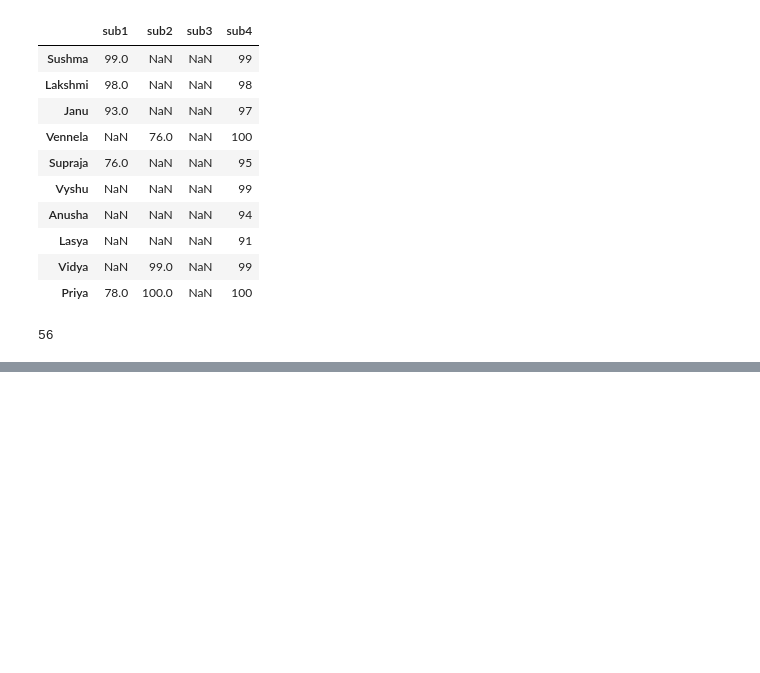
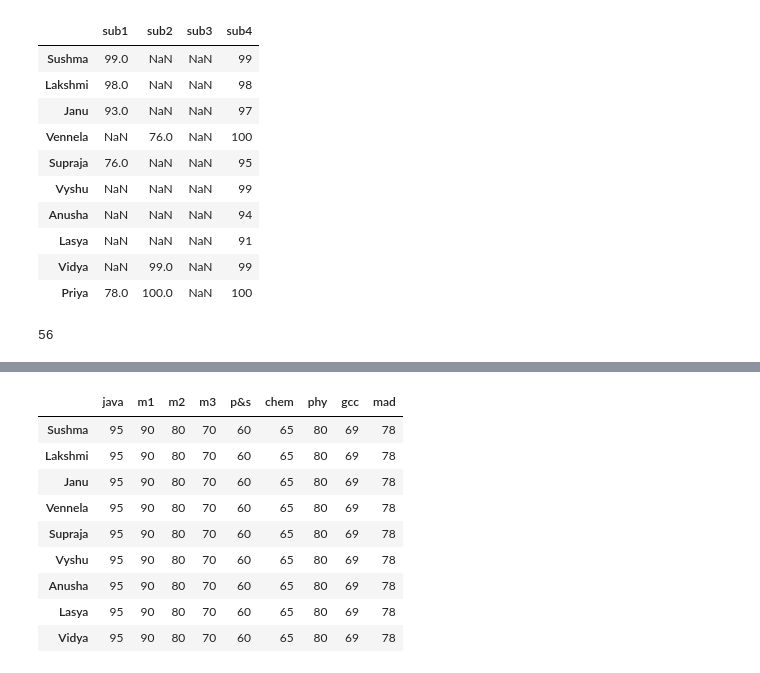
Before and after one commit to lasyasrigonela/GIST-git, a Jupyter notebook: Day4File2.ipynb, the cells around one changed output, grey strips where cells are left out. Cells and saved outputs as stored; diff of their text form; code cells hidden in the pictures; blank space fills up the shorter version.

```diff
--- a/Day4File2.ipynb
+++ b/Day4File2.ipynb
@@ -450,0 +690,14 @@ marks.sub1['Vennela']
+# %%
+apssdc.index=['Sushma','Lakshmi','Janu','Vennela','Supraja','Vyshu','Anusha','Lasya','Vidya']
+apssdc
+# %% [output]
+|  | java | m1 | m2 | m3 | p&s | chem | phy | gcc | mad |
+| Sushma | 95 | 90 | 80 | 70 | 60 | 65 | 80 | 69 | 78 |
+| Lakshmi | 95 | 90 | 80 | 70 | 60 | 65 | 80 | 69 | 78 |
+| Janu | 95 | 90 | 80 | 70 | 60 | 65 | 80 | 69 | 78 |
+| Vennela | 95 | 90 | 80 | 70 | 60 | 65 | 80 | 69 | 78 |
+| Supraja | 95 | 90 | 80 | 70 | 60 | 65 | 80 | 69 | 78 |
+| Vyshu | 95 | 90 | 80 | 70 | 60 | 65 | 80 | 69 | 78 |
+| Anusha | 95 | 90 | 80 | 70 | 60 | 65 | 80 | 69 | 78 |
+| Lasya | 95 | 90 | 80 | 70 | 60 | 65 | 80 | 69 | 78 |
+| Vidya | 95 | 90 | 80 | 70 | 60 | 65 | 80 | 69 | 78 |
```
Also changed, not shown: parts of 29 cells of this notebook, 2 other files.
